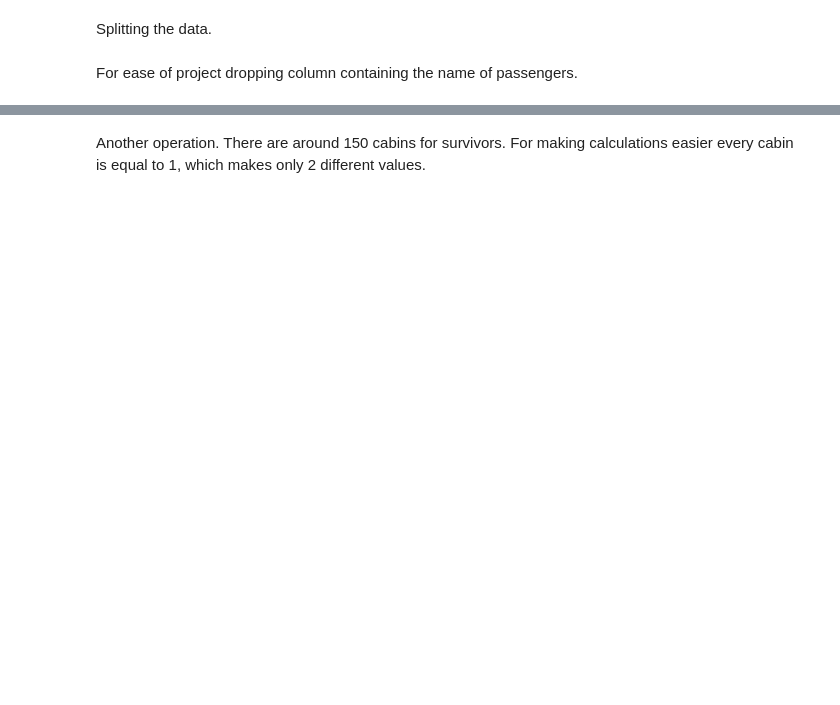
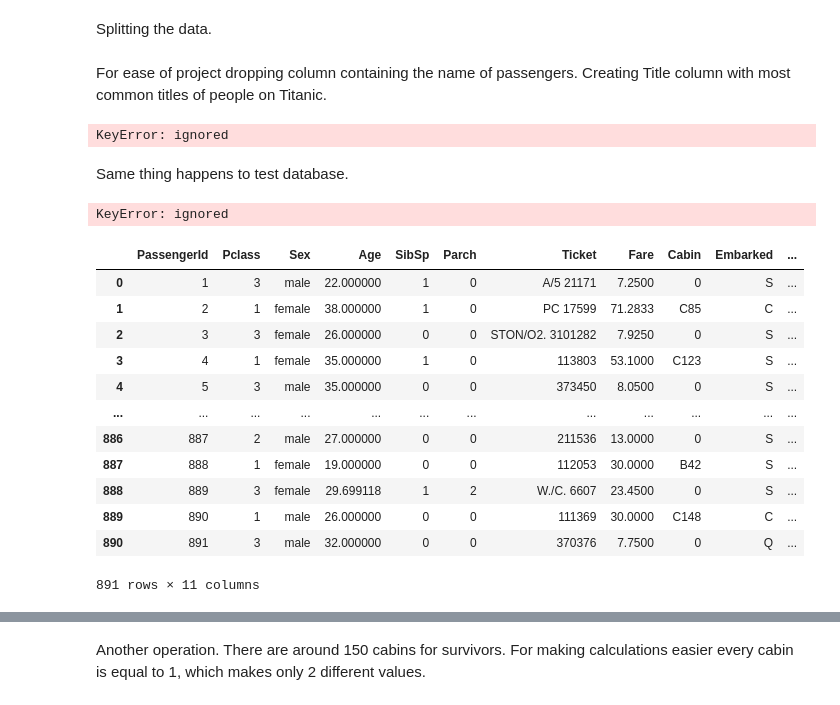
Before and after one commit to GKurek94/Data-Science-projects, a Jupyter notebook: Titanic_survival_prediction.ipynb, the cells around one changed output, grey strips where cells are left out. Saved outputs shown, nothing was run; the diff lists cells and outputs as text; code cells hidden in the pictures; blank space fills up the shorter version.

```diff
--- a/Titanic_survival_prediction.ipynb
+++ b/Titanic_survival_prediction.ipynb
@@ -59,4 +80,4 @@ Splitting the data.
 train_target = train_df.Survived
 train_data = train_df.drop('Survived', axis=1)
 # %% [markdown]
-For ease of project dropping column containing the name of passengers.
+For ease of project dropping column containing the name of passengers. Creating Title column with most common titles of people on Titanic.
@@ -66,3 +84,49 @@ test_df = test_df.drop('Name', axis=1)
+# %%
+train_data['Title'] = np.where(train_data['Name'].str.find('Mrs') != -1, 'Mrs.', train_data['Name'])
+train_data['Title'] = np.where(train_data['Name'].str.find('Miss.') != -1, 'Miss', train_data['Title'])
+train_data['Title'] = np.where(train_data['Name'].str.find('Mr.') != -1, 'Mr.', train_data['Title'])
+train_data['Title'] = np.where(train_data['Name'].str.find('Master') != -1, 'Master', train_data['Title'])
+train_data['Title'] = np.where(train_data['Name'].str.find('Dr.') != -1, 'Dr.', train_data['Title'])
+train_data['Title'] = np.where(train_data['Name'].str.find('Rev.') != -1, 'Rev.', train_data['Title'])
+train_data['Title'] = np.where((train_data['Name'].str.find('Rev.') == -1) & (train_data['Name'].str.find('Dr.') == -1) &
+                               (train_data['Name'].str.find('Master.') == -1) & (train_data['Name'].str.find('Mr.') == -1) &
+                               (train_data['Name'].str.find('Mrs.') == -1) & (train_data['Name'].str.find('Miss.') == -1),
+                               'Other_title.', train_data['Title'])
+train_data = train_data.drop('Name', axis=1)
+# %% [output]
+KeyError: ignored
+# %% [markdown]
+Same thing happens to test database.
+# %%
+test_df['Title'] = np.where(test_df['Name'].str.find('Mrs') != -1, 'Mrs.', test_df['Name'])
+test_df['Title'] = np.where(test_df['Name'].str.find('Miss.') != -1, 'Miss', test_df['Title'])
+test_df['Title'] = np.where(test_df['Name'].str.find('Mr.') != -1, 'Mr.', test_df['Title'])
+test_df['Title'] = np.where(test_df['Name'].str.find('Master') != -1, 'Master', test_df['Title'])
+test_df['Title'] = np.where(test_df['Name'].str.find('Dr.') != -1, 'Dr.', test_df['Title'])
+test_df['Title'] = np.where(test_df['Name'].str.find('Rev.') != -1, 'Rev.', test_df['Title'])
+test_df['Title'] = np.where((test_df['Name'].str.find('Rev.') == -1) & (test_df['Name'].str.find('Dr.') == -1) &
+                               (test_df['Name'].str.find('Master.') == -1) & (test_df['Name'].str.find('Mr.') == -1) &
+                               (test_df['Name'].str.find('Mrs.') == -1) & (test_df['Name'].str.find('Miss.') == -1),
+                               'Other_title.', test_df['Title'])
+test_df = test_df.drop('Name', axis=1)
+# %% [output]
+KeyError: ignored
+# %%
+train_data
+# %% [output]
+|  | PassengerId | Pclass | Sex | Age | SibSp | Parch | Ticket | Fare | Cabin | Embarked | ... |
+| 0 | 1 | 3 | male | 22.000000 | 1 | 0 | A/5 21171 | 7.2500 | 0 | S | ... |
+| 1 | 2 | 1 | female | 38.000000 | 1 | 0 | PC 17599 | 71.2833 | C85 | C | ... |
+| 2 | 3 | 3 | female | 26.000000 | 0 | 0 | STON/O2. 3101282 | 7.9250 | 0 | S | ... |
+| 3 | 4 | 1 | female | 35.000000 | 1 | 0 | 113803 | 53.1000 | C123 | S | ... |
+| 4 | 5 | 3 | male | 35.000000 | 0 | 0 | 373450 | 8.0500 | 0 | S | ... |
+| ... | ... | ... | ... | ... | ... | ... | ... | ... | ... | ... | ... |
+| 886 | 887 | 2 | male | 27.000000 | 0 | 0 | 211536 | 13.0000 | 0 | S | ... |
+| 887 | 888 | 1 | female | 19.000000 | 0 | 0 | 112053 | 30.0000 | B42 | S | ... |
+| 888 | 889 | 3 | female | 29.699118 | 1 | 2 | W./C. 6607 | 23.4500 | 0 | S | ... |
+| 889 | 890 | 1 | male | 26.000000 | 0 | 0 | 111369 | 30.0000 | C148 | C | ... |
+| 890 | 891 | 3 | male | 32.000000 | 0 | 0 | 370376 | 7.7500 | 0 | Q | ... |
+891 rows × 11 columns
 # %%
 train_data.info()
 # %% [output]
```
Also changed, not shown: parts of 14 cells of this notebook.
